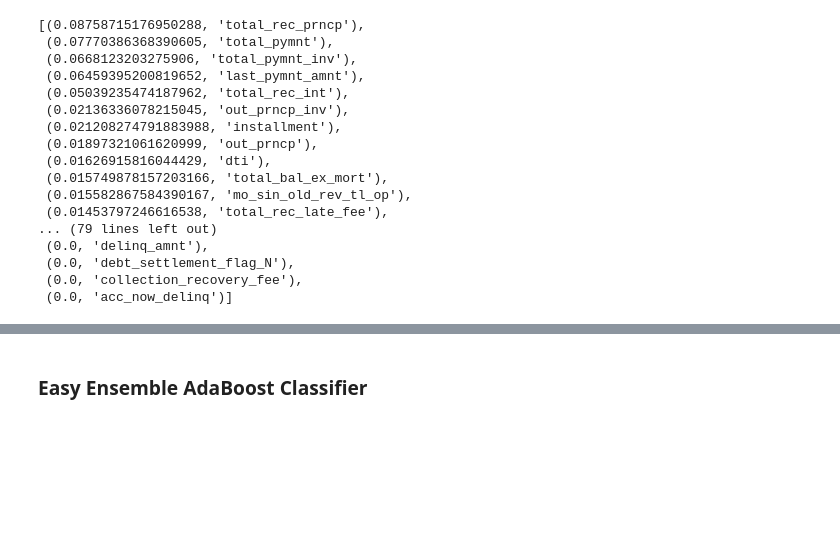
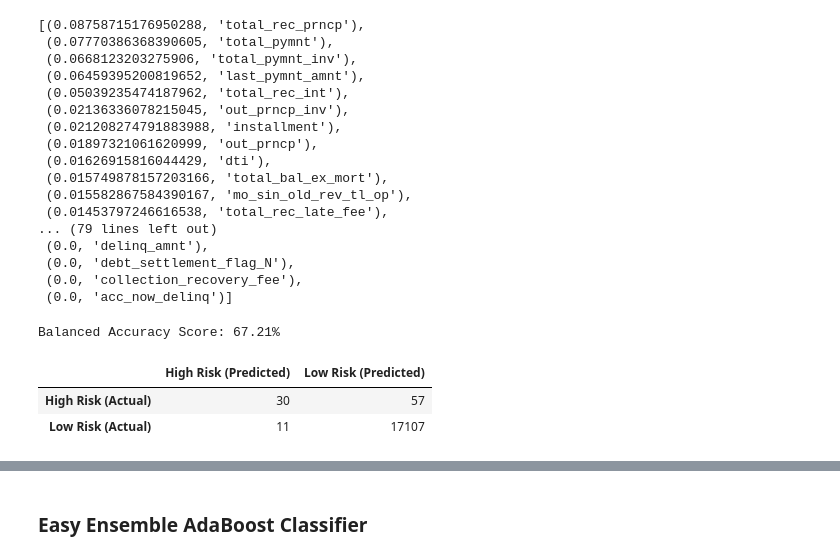
Before and after one commit to PopeScooby/Credit_Risk_Analysis, a Jupyter notebook: credit_risk_ensemble.ipynb, the cells around one changed output, grey strips where cells are left out. Drawn from its saved outputs; the diff is of its cells as text; code cells hidden in the pictures; blank space fills up the shorter version.

```diff
--- a/credit_risk_ensemble.ipynb
+++ b/credit_risk_ensemble.ipynb
@@ -195,3 +195,14 @@ sorted(zip(rf_model.feature_importances_, X.columns), reverse=True)
  (0.0, 'debt_settlement_flag_N'),
  (0.0, 'collection_recovery_fee'),
  (0.0, 'acc_now_delinq')]
+# %%
+bas = balanced_accuracy_score(y_test, predictions)
+cm_df = pd.DataFrame(confusion_matrix(y_test, predictions), index=["High Risk (Actual)","Low Risk (Actual)"], columns=["High Risk (Predicted)", "Low Risk (Predicted)"])
+cri = classification_report_imbalanced(y_test, predictions)
+print("Balanced Accuracy Score: " + format(bas,'.2%'))
+cm_df.style.set_table_styles([dict(selector="th",props=[('max-width', '75px')])])
+# %% [output]
+Balanced Accuracy Score: 67.21%
+|  | High Risk (Predicted) | Low Risk (Predicted) |
+| High Risk (Actual) | 30 | 57 |
+| Low Risk (Actual) | 11 | 17107 |
```
Also changed, not shown: parts of 5 cells of this notebook, 13 other files.
